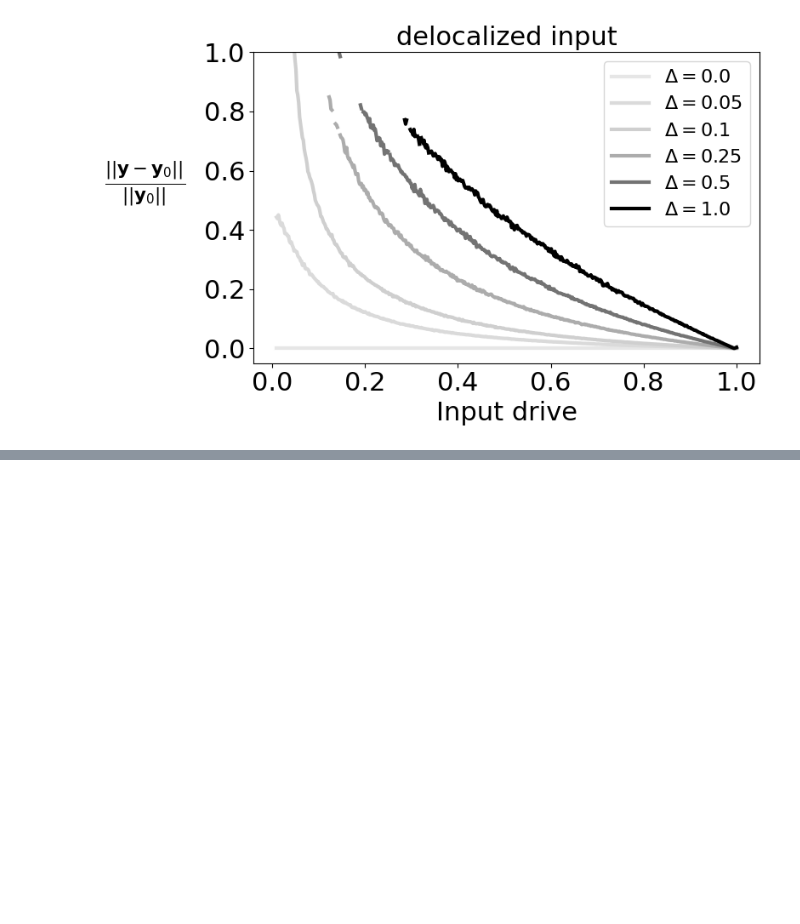
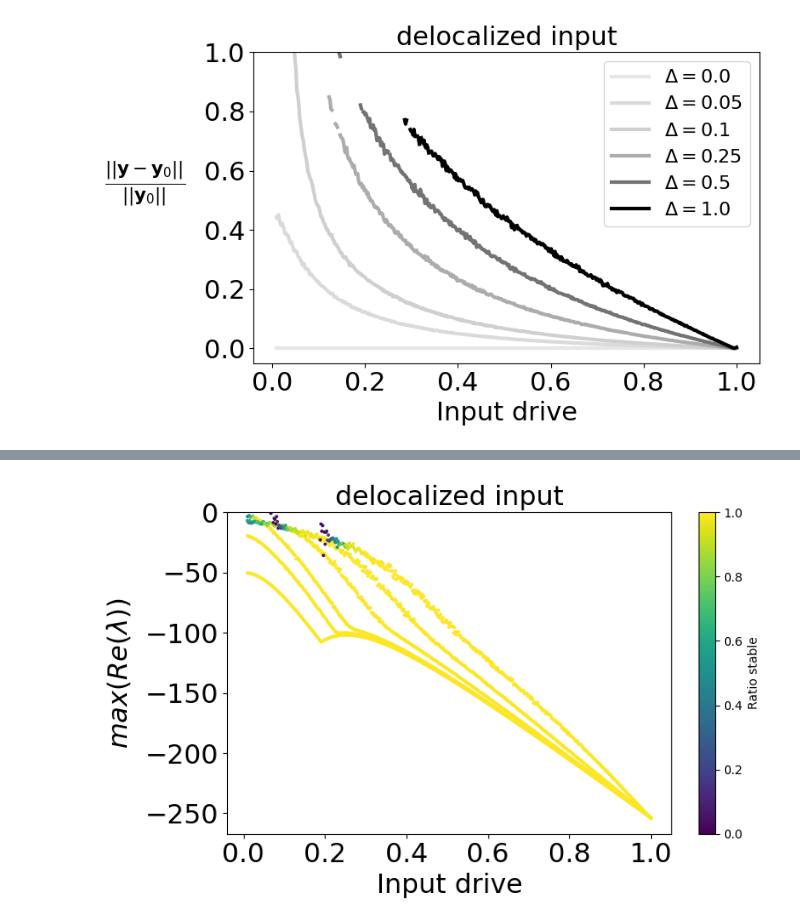
Before and after one commit to shivangrawat/perturbed_organics, a Jupyter notebook: examples/plot_lines.ipynb, the cells around one changed output, grey strips where cells are left out. Cells and saved outputs as stored; diff of their text form; code cells hidden in the pictures; blank space fills up the shorter version.

```diff
--- a/examples/plot_lines.ipynb
+++ b/examples/plot_lines.ipynb
@@ -154,0 +192,31 @@ plt.show()
+# %%
+plt.figure(figsize=(8, 5))
+
+# Get all the delta values and sort them (assuming they are numeric)
+delta_keys = sorted(eigvals_dict.keys())
+
+for delta_val in delta_keys:
+    eigvals_J = eigvals_dict[delta_val]
+    eigvals_J_real = torch.max(torch.real(eigvals_J), dim=3).values
+
+    ratio_stable = torch.sum(~torch.isnan(eigvals_J_real), dim=2) / num_trials
+
+    # eigvals_J_real_mean = torch.mean(eigvals_J_real, dim=2)
+    eigvals_J_real_mean = torch.nanmean(eigvals_J_real, dim=2)
+
+    # Plot using the computed grayscale value. Matplotlib interprets strings like "0.25" as a grayscale color.
+    scatter = plt.scatter(input_range, eigvals_J_real_mean[0, :], cmap='viridis', c=ratio_stable, vmin=0, vmax=1, s=3, marker='o')
+
+
+plt.xlabel('Input drive', fontsize=22)
+plt.ylabel(f"$max(Re(\\lambda))$", fontsize=22, rotation=90, labelpad=10)
+plt.title(f"{input_type} input", fontsize=22)
+cbar = plt.colorbar(scatter)
+cbar.set_label('Ratio stable')
+plt.gca().set_ylim(top=0)
+plt.xticks(fontsize=22)
+plt.yticks(fontsize=22)
+plt.tight_layout()
+plt.show()
+# %% [output]
+[figure, added]
```
Also changed, not shown: parts of 5 cells of this notebook.
